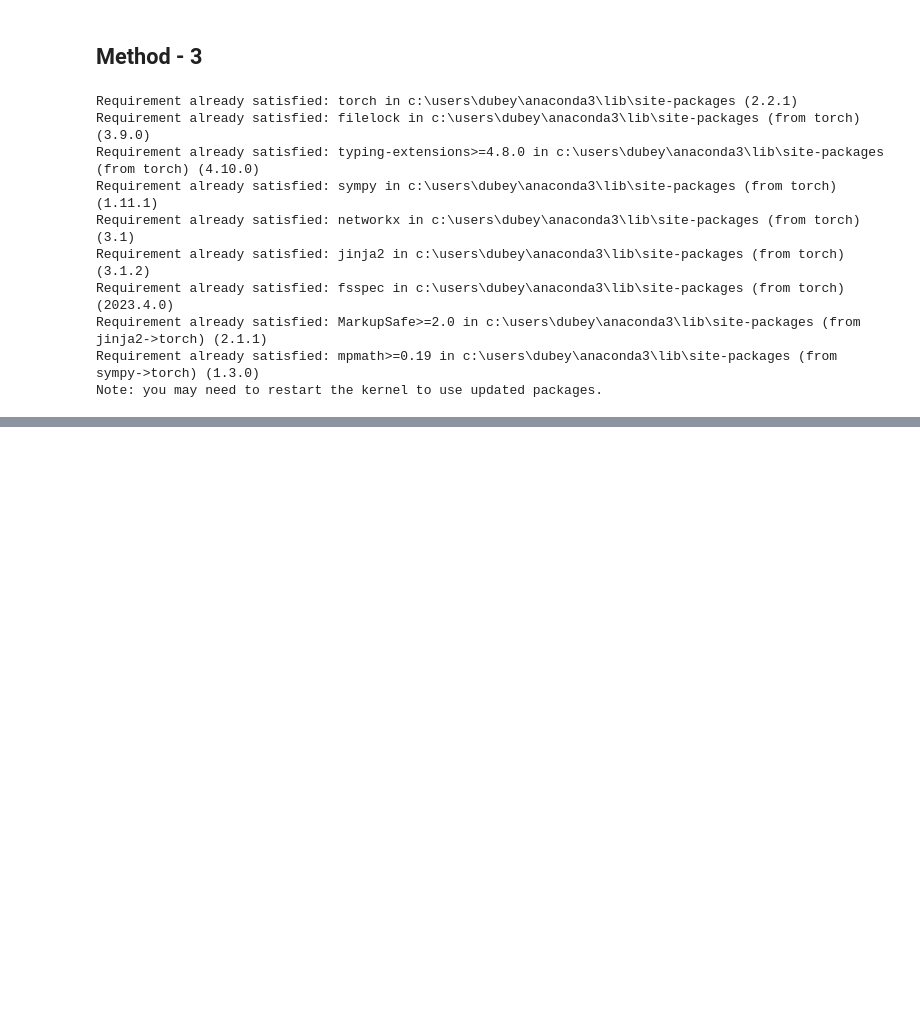
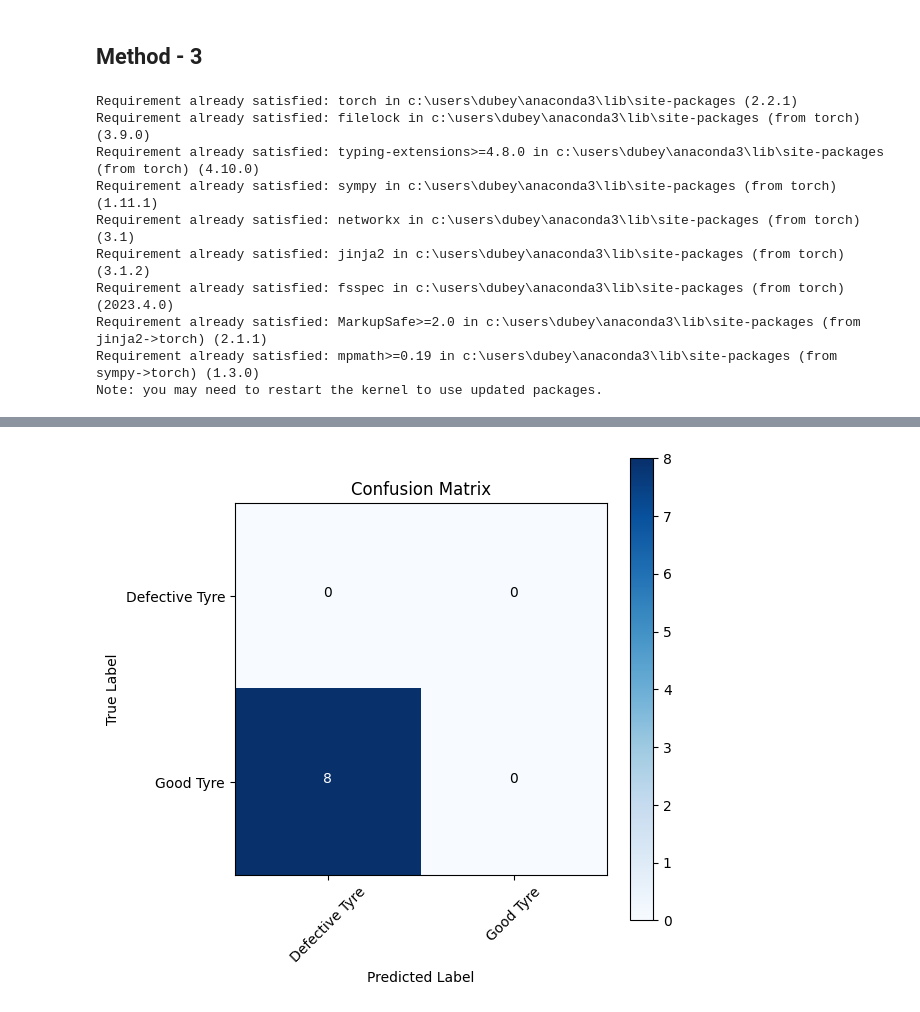
Before and after one commit to justabhishek23022002/Comparative-Analysis-of-Machine-Learning-and-Deep-Learning-Approaches-for-Tire-Defect-Detection, a Jupyter notebook: Tyre Classifiers .ipynb, the cells around one changed output, grey strips where cells are left out. Cells and saved outputs as stored; diff of their text form; code cells hidden in the pictures; blank space fills up the shorter version.

```diff
--- a/Tyre Classifiers .ipynb
+++ b/Tyre Classifiers .ipynb
@@ -780,0 +1280,93 @@ TypeError: Precision.__new__() missing 1 required positional argument: 'task'
+# %%
+import os
+from ultralytics import YOLO
+import torch
+import cv2
+import numpy as np
+import matplotlib.pyplot as plt
+from sklearn.metrics import classification_report, confusion_matrix
+
+# Load YOLOv8 model
+model = YOLO("yolov8n.pt")
+
+# Set device (GPU if available)
+device = "cuda" if torch.cuda.is_available() else "cpu"
+model.to(device)
+
+# Paths
+test_dir = r"C:\Users\dubey\OneDrive\Desktop\Final Sem Project\Data set\trainging image for tyre"
+
+# Class Labels (0: Defective Tyre, 1: Good Tyre)
+class_labels = ["Defective Tyre", "Good Tyre"]
+
+def classify_tire(image_path):
+    """Classify an image using YOLOv8."""
+    img = cv2.imread(image_path)
+    if img is None:
+        print(f"Error: Unable to read {image_path}")
+        return None, None
+
+    img_resized = cv2.resize(img, (640, 640))
+    results = model(img_resized)
+
+    detected_objects = len(results[0].boxes)
+    predicted_class = None
+
+    if detected_objects > 0:
+        highest_confidence_box = max(results[0].boxes, key=lambda b: b.conf[0])
+        pred_cls = int(highest_confidence_box.cls[0].item())
+
+        # Ensure we only use known classes
+        if pred_cls in [0, 1]:
+            predicted_class = pred_cls
+
+    return predicted_class, detected_objects
+
+# Evaluate model
+y_true = []
+y_pred = []
+
+for category in os.listdir(test_dir):
+    category_path = os.path.join(test_dir, category)
+    if not os.path.isdir(category_path):
+        continue
+
+    true_label = 0 if "Defective" in category else 1
+
+    for image_name in os.listdir(category_path):
+        image_path = os.path.join(category_path, image_name)
+        if not os.path.isfile(image_path):
+            continue
+
+        pred_label, _ = classify_tire(image_path)
+
+        if pred_label is not None:
+            y_true.append(true_label)
+            y_pred.append(pred_label)
+
+# Ensure correct labels for classification report
+unique_labels = sorted(set(y_true) | set(y_pred))
+label_names = [class_labels[i] for i in unique_labels]
+
+# Compute metrics
+print("Classification Report:")
+print(classification_report(y_true, y_pred, target_names=label_names))
+
+cm = confusion_matrix(y_true, y_pred)
+plt.figure(figsize=(6, 6))
+plt.imshow(cm, interpolation='nearest', cmap=plt.cm.Blues)
+plt.title("Confusion Matrix")
+plt.colorbar()
+tick_marks = np.arange(len(label_names))
+plt.xticks(tick_marks, label_names, rotation=45)
+plt.yticks(tick_marks, label_names)
+plt.xlabel("Predicted Label")
+plt.ylabel("True Label")
+
+for i in range(len(label_names)):
+    for j in range(len(label_names)):
+        plt.text(j, i, cm[i, j], horizontalalignment="center",
+                 color="white" if cm[i, j] > cm.max() / 2 else "black")
+
+plt.show()
+# %% [output]
@@ -780,0 +1390 @@ TypeError: Precision.__new__() missing 1 required positional argument: 'task'
+[figure, added]
```
Also changed, not shown: parts of 14 cells of this notebook, 2 other files.
